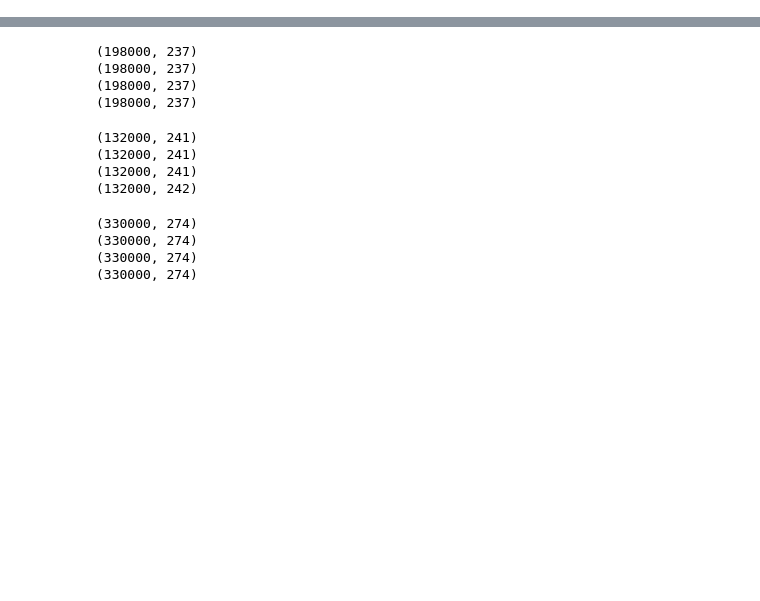
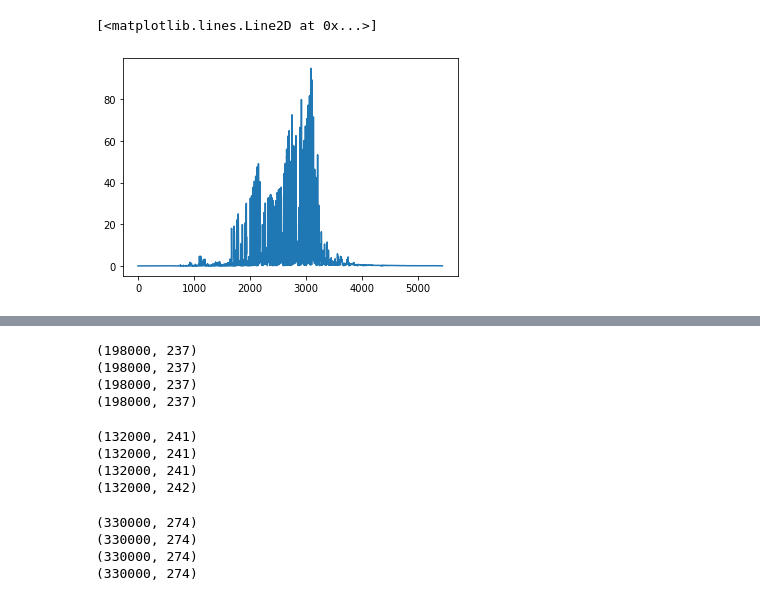
Before and after one commit to jennhsiao/upscale, a Jupyter notebook: notebooks/test.ipynb, the cells around one changed output, grey strips where cells are left out. Drawn from its saved outputs; the diff is of its cells as text; code cells hidden in the pictures; blank space fills up the shorter version.

```diff
--- a/notebooks/test.ipynb
+++ b/notebooks/test.ipynb
@@ -67,0 +49,5 @@ df_solrad_all = df_solrad_all.replace({9999: np.nan})
+# %%
+plt.plot(test.ET_suply)
+# %% [output]
+[<matplotlib.lines.Line2D at 0x...>]
+[figure, added]
```
Also changed, not shown: parts of 13 cells of this notebook, 11 other files.
